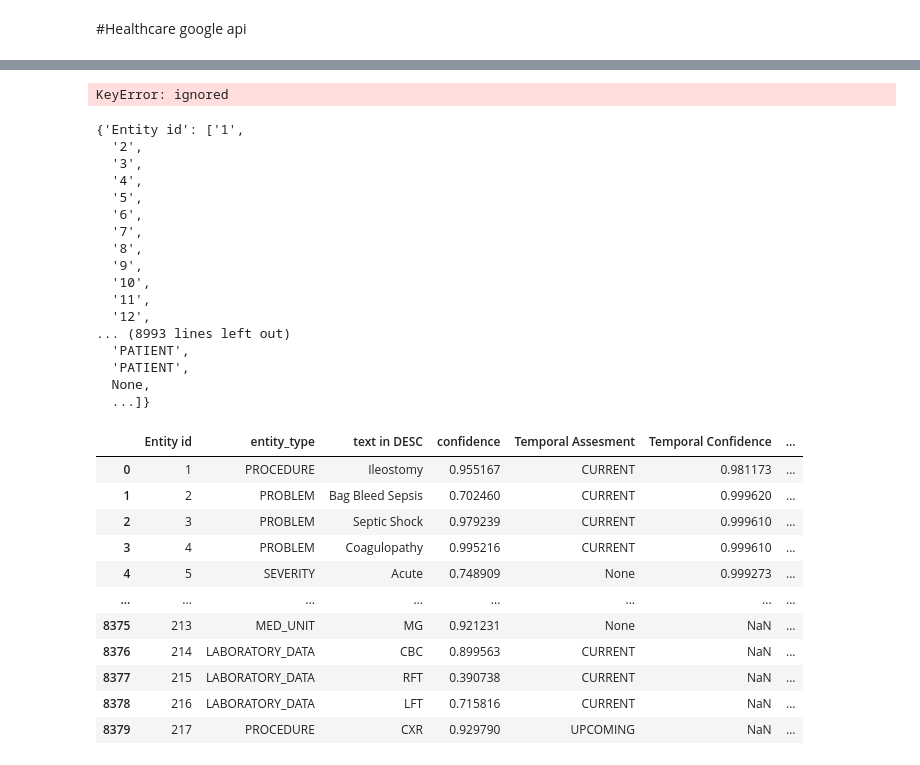
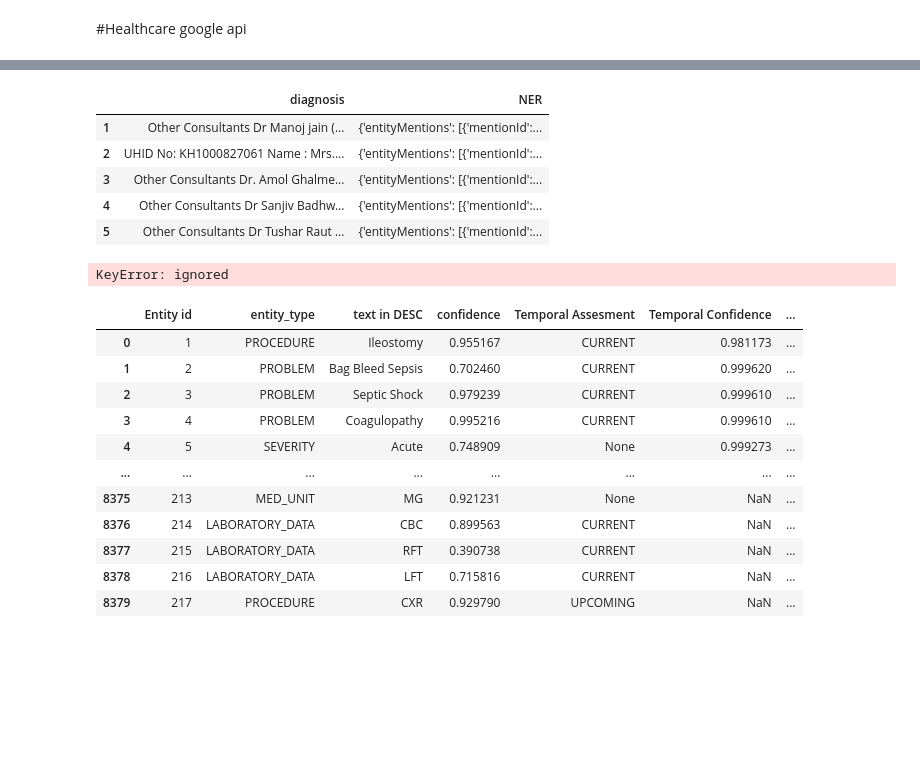
Before and after one commit to vaidehi0105/Doc-Aid, a Jupyter notebook: code/capstone_ner (3).ipynb, the cells around one changed output, grey strips where cells are left out. Cells and saved outputs as stored; diff of their text form; code cells hidden in the pictures; blank space fills up the shorter version.

```diff
--- a/code/capstone_ner (3).ipynb
+++ b/code/capstone_ner (3).ipynb
@@ -313,2 +288,0 @@ doc
-# %%
-data['entities']=data['text'].apply(get_entities)
@@ -637,24 +731,17 @@ def struct_linked_entities(df):
-# %%
-padded_related_entities = pad_lists(struct_linked_entities(data2))
-# %% [output]
-KeyError: ignored
-# %%
-padded_related_entities
-# %% [output]
-{'Entity id': ['1',
-  '2',
-  '3',
-  '4',
-  '5',
-  '6',
-  '7',
-  '8',
-  '9',
-  '10',
-  '11',
-  '12',
-... (8993 lines left out)
-  'PATIENT',
-  'PATIENT',
-  None,
-  ...]}
+# %%
+data['NER'] = data['diagnosis'].apply(get_entities)
+# %%
+data.head()
+# %% [output]
+|  | diagnosis | NER |
+| 1 | Other Consultants Dr Manoj jain (... | {'entityMentions': [{'mentionId':... |
+| 2 | UHID No: KH1000827061 Name : Mrs.... | {'entityMentions': [{'mentionId':... |
+| 3 | Other Consultants Dr. Amol Ghalme... | {'entityMentions': [{'mentionId':... |
+| 4 | Other Consultants Dr Sanjiv Badhw... | {'entityMentions': [{'mentionId':... |
+| 5 | Other Consultants Dr Tushar Raut ... | {'entityMentions': [{'mentionId':... |
+# %%
+padded_dict_entities = pad_lists(struct_entities(data))
+padded_dict_linked = pad_lists(struct_linked_entities(data))
+padded_dict_relations = pad_lists(struct_relations(data))
+# %% [output]
+KeyError: ignored
```
Also changed, not shown: parts of 27 cells of this notebook, 6 other files.
